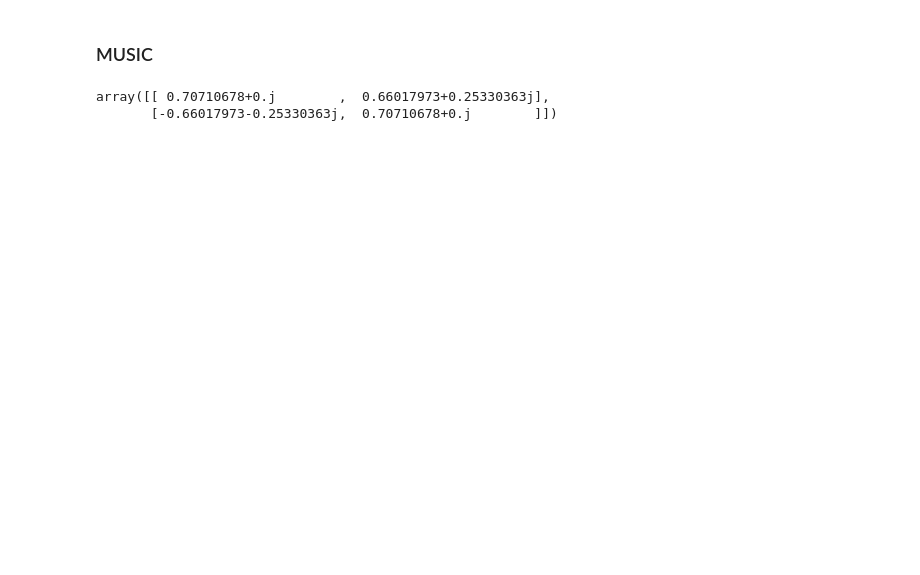
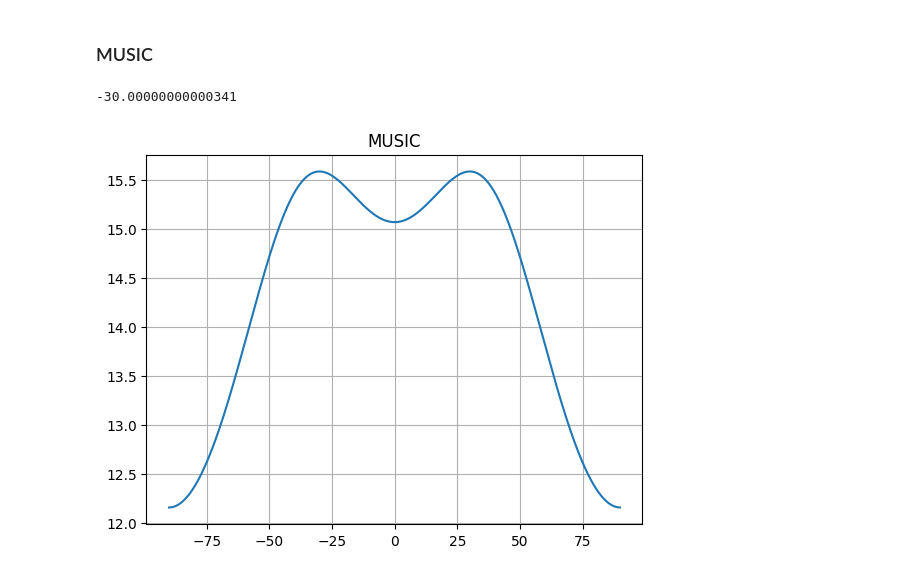
Before and after one commit to Qweryedu/PDA, a Jupyter notebook: Dirección de Arribo/Notebooks/music_complete.ipynb, the cells around one changed output. Drawn from its saved outputs; the diff is of its cells as text; code cells hidden in the pictures; blank space fills up the shorter version.

Commit message:
music_complete terminado.

```diff
--- a/Dirección de Arribo/Notebooks/music_complete.ipynb
+++ b/Dirección de Arribo/Notebooks/music_complete.ipynb
@@ -36,7 +36,7 @@ t = np.arange(K) / (K-1)
 # Number of signals in signal sub-space
 r = 1
 # Number of microphones
-N = 1
+N = 2
 
 # Defining the original SOI
 s1 = np.sin(2*np.pi*freq*t)
@@ -46,6 +46,7 @@ x = s1
 
 # Second mic, delayed one distance
 y = np.real( fft.ifft(fft.fft(s1)* np.exp(-1j*2*np.pi*w*(d/c)*np.sin(doa*np.pi/180))))
+
 
 # Adding noise
 x = x + np.random.randn(K)*noise_w/10
@@ -75,17 +76,42 @@ this_w = 2 #Since w(2) = 2
 this_X = X[:, this_w].reshape(2,1)
 
 #Covariance Matrix
-R = this_X @ this_X.T #This matrix should be calculated using past windows,
-                      # but for now we're using only the current window
-
+# R = np.outer(this_X, this_X.conj()).T #This matrix should be calculated using past windows,
+# but for now we're using only the current window
+R = this_X @ this_X.T.conj()
 #Eigendecomposition of covarianve matrix
 #Q: vectors
 #D: values
-Q, D = np.linalg.eig(R)
+D, Q = np.linalg.eig(R)
 
-#Sorting eigenvalues
+#Sorting eigenvalues (descending order)
+sort_index = np.argsort(-D)
+
+#Sorting eigenvectors
+Q = Q[:,sort_index]
+
+#Getting signal eigenvectors
+Qs = Q[:,:r]
+
+#Getting noise eigenvectors
+Qn = Q[:,r:N]
+
+#Compute steering vectors corresponding to values in angles
+a1 = np.zeros((N, len(angles)))
+a1[0,:] = np.ones(len(angles)) #First microphones is refrence, no delay
+a1[1,:] = np.exp( -1j*2*np.pi*w[this_w] * (d/c) * np.sin(angles*np.pi/180) )
-# %%
-D
-# %% [output]
-array([[ 0.70710678+0.j        ,  0.66017973+0.25330363j],
-       [-0.66017973-0.25330363j,  0.70710678+0.j        ]])
+# %%
+#Compute MUSIC spectrum
+for k in range(len(angles)):
+  music_spectrum[k] = abs( 1/(a1[:,k].T @ Qn @ Qn.T @ a1[:,k]) )
+# %%
+angles[np.argmax(music_spectrum)]
+# %% [output]
+-30.00000000000341
+# %%
+plt.plot(angles, music_spectrum)
+plt.title('MUSIC')
+plt.grid()
+plt.show()
+# %% [output]
+[figure, added]
```
